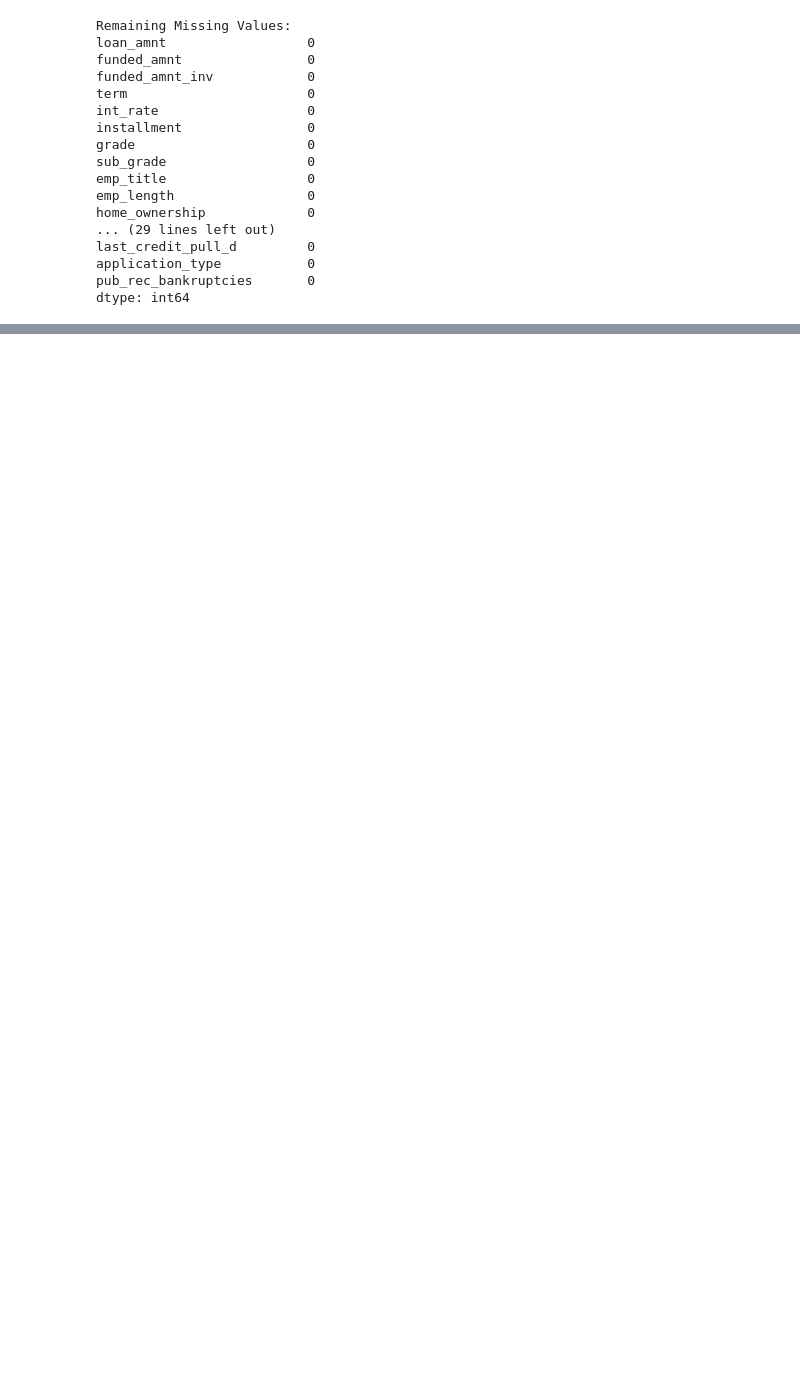
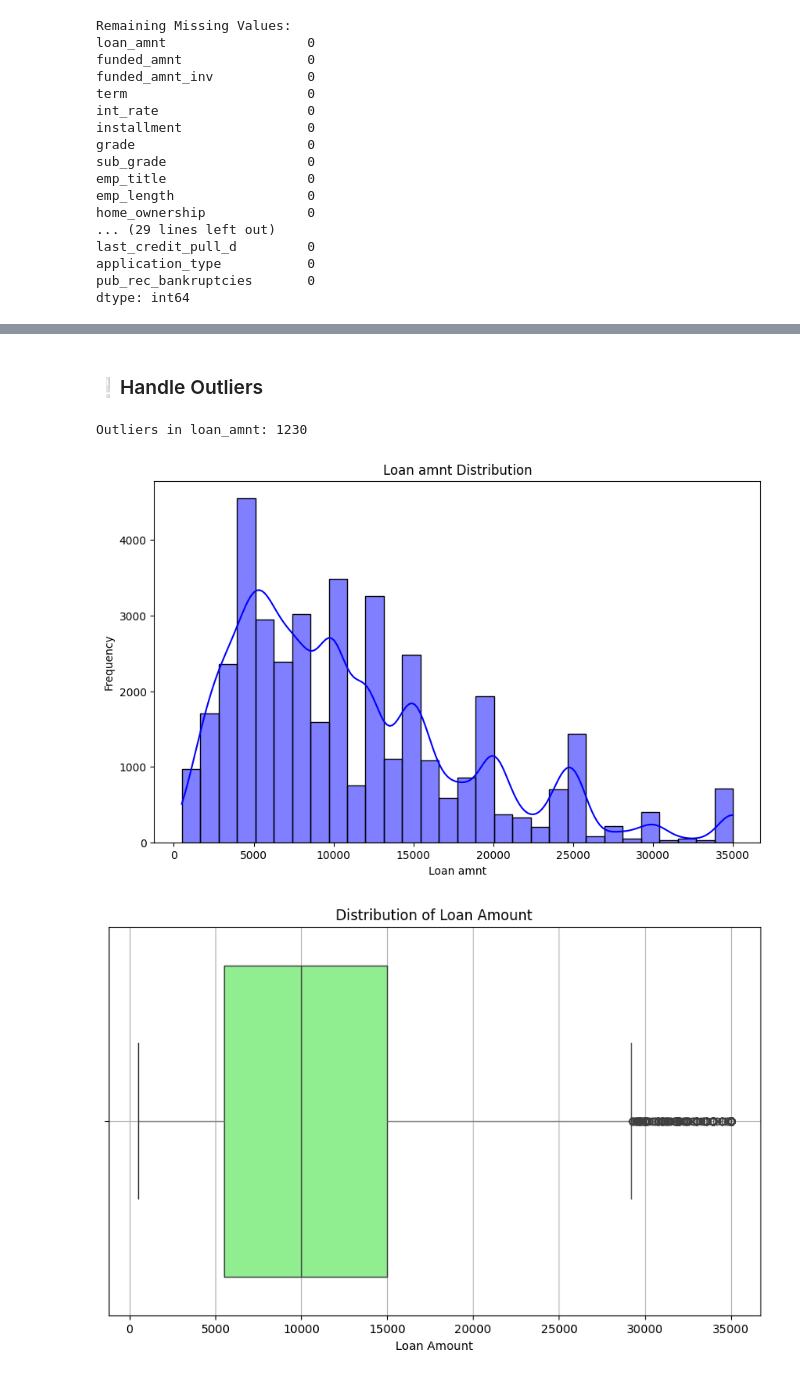
Before and after one commit to amaan2398/insights-into-lending-risks, a Jupyter notebook: notebook/eda.ipynb, the cells around one changed output, grey strips where cells are left out. Cells and saved outputs as stored; diff of their text form; code cells hidden in the pictures; blank space fills up the shorter version.

Commit message:
Data analysis: worked on some data.

```diff
--- a/notebook/eda.ipynb
+++ b/notebook/eda.ipynb
@@ -537,6 +548,6 @@ Name: count, dtype: int64
 # %%
 # Dropping the unnecessary columns
-columns_to_drop = columns_to_drop + ['application_type', 'initial_list_status', 'pymnt_plan'] # Newly added columns don't have any variability.
+columns_to_drop = columns_to_drop + ['application_type', 'initial_list_status', 'pymnt_plan', 'title'] # Newly added columns don't have any variability.
 loan_clean_df = loan_clean_df.drop(columns=filter(lambda col: col in loan_clean_df.columns, columns_to_drop))
 
 # Making the data more consistent and potentially more informative for analysis
@@ -629,0 +629,14 @@ Descriptive Statistics:
+# %%
+# Categorize employment length into more meaningful categories
+loan_clean_df['emp_yoe'] =  loan_clean_df['emp_length'].apply(categorize_emp_length)
+
+# Validating of any other new category
+print("\nDistribution of Employment Experience category:")
+print(loan_clean_df['emp_yoe'].value_counts())
+
+# Categorize the employer titles into meaningful categories
+loan_clean_df['emp_prof_name'] = loan_clean_df['emp_title'].apply(categorize_employer)
+
+# Print the distribution of categories
+print("\nDistribution of Employment Categories:")
+print(loan_clean_df['emp_prof_name'].value_counts())
@@ -629,0 +661,33 @@ Descriptive Statistics:
+# %% [markdown]
+### ❕Handle Outliers
+# %%
+get_outlier_count(loan_clean_df, 'loan_amnt')
+
+visualize_histplot_minimal(loan_clean_df, 'loan_amnt')
+
+# Create a box plot with a minimal style
+plt.figure(figsize=(10, 6))
+sns.boxplot(x='loan_amnt', data=loan_clean_df, whis=1.5, boxprops={'facecolor': 'lightgreen'}, whiskerprops={'color': 'gray'})
+plt.title('Distribution of Loan Amount')
+plt.xlabel('Loan Amount')
+plt.grid(True)
+plt.show()
+
+# Create a box plot with a minimal style
+plt.figure(figsize=(10, 6))
+sns.boxplot(
+    x="loan_amnt",
+    data=loan_clean_df,
+    hue="verification_status",
+    palette="Set2"
+)
+plt.title("Distribution of Loan Amount by Verification Status")
+plt.xlabel("Loan Amount")
+plt.ylabel("Verification Status")
+plt.grid(True, linestyle="--", alpha=0.7)  # Adjust grid for better readability
+plt.tight_layout()
+plt.show()
+# %% [output]
+Outliers in loan_amnt: 1230
+[figure, added]
+[figure, added]
```
Also changed, not shown: parts of 61 cells of this notebook, 1 other file.
